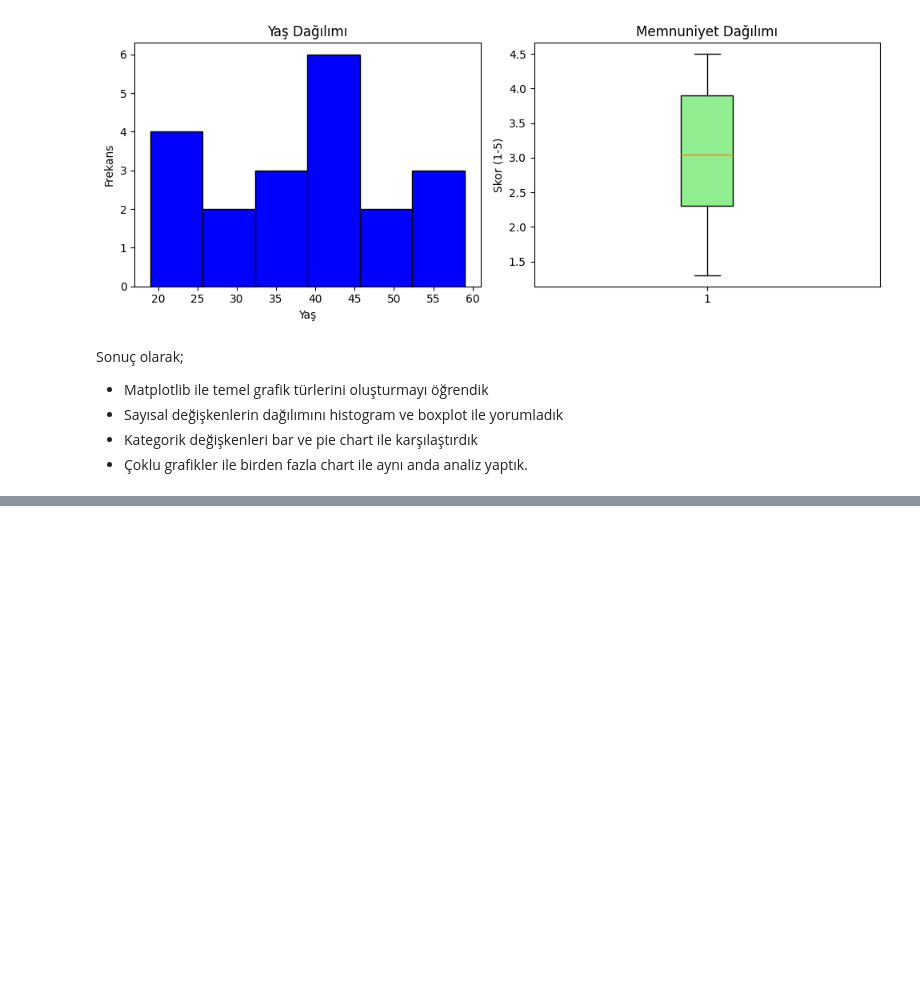
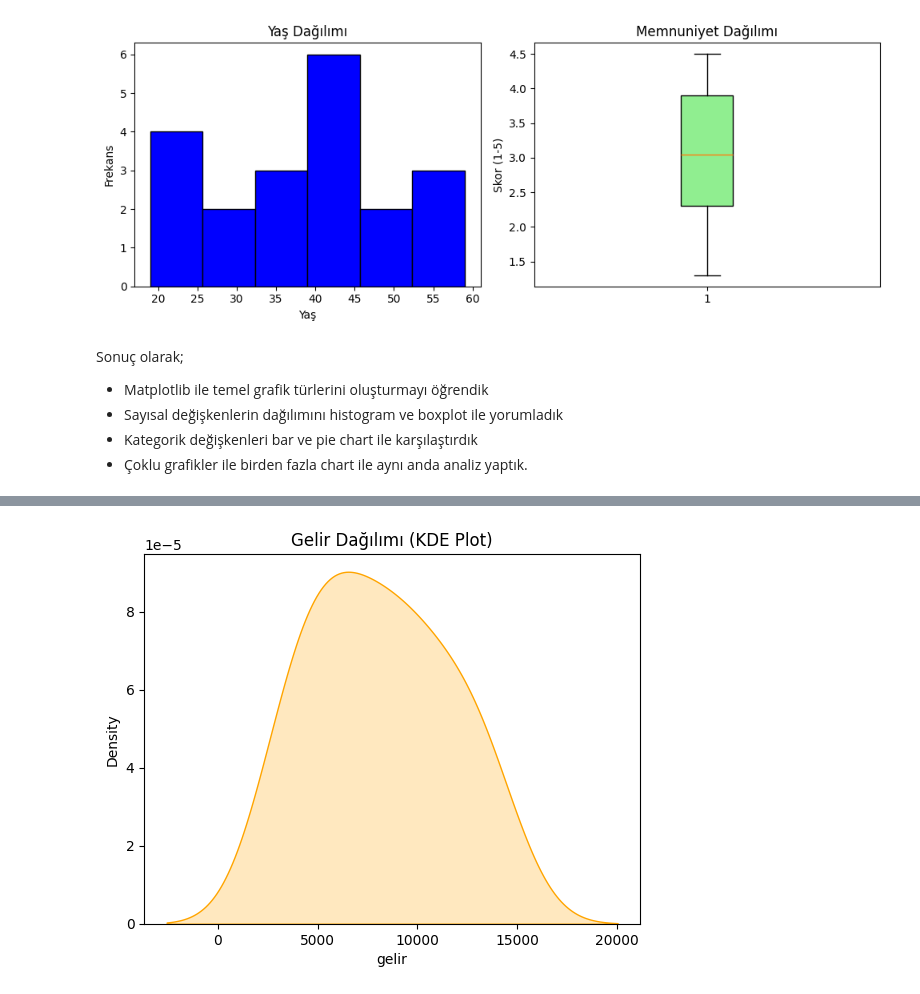
Before and after one commit to ArsenLupen53/GYZU-BTK-codespace, a Jupyter notebook: veri_seti_inceleme/veri_seti_ilk_islemler_gorsellestirme.ipynb, the cells around one changed output, grey strips where cells are left out. Cells and saved outputs as stored; diff of their text form; code cells hidden in the pictures; blank space fills up the shorter version.

```diff
--- a/veri_seti_inceleme/veri_seti_ilk_islemler_gorsellestirme.ipynb
+++ b/veri_seti_inceleme/veri_seti_ilk_islemler_gorsellestirme.ipynb
@@ -437,0 +457,7 @@ Sonuç olarak;
+# %%
+#kernel density estimation (yoğunluk eğrisi)
+sns.kdeplot(data=veri,x="gelir",fill=True,color="orange")
+plt.title("Gelir Dağılımı (KDE Plot)")
+plt.show()
+# %% [output]
+[figure, added]
```
Also changed, not shown: parts of 12 cells of this notebook.
